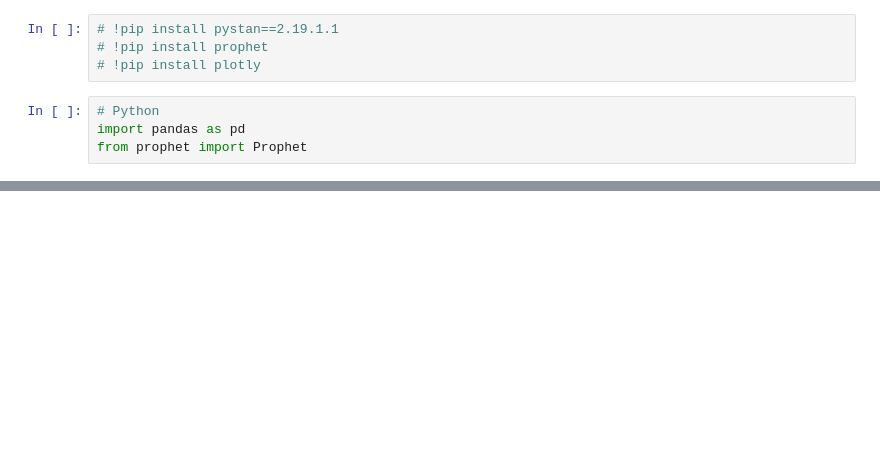
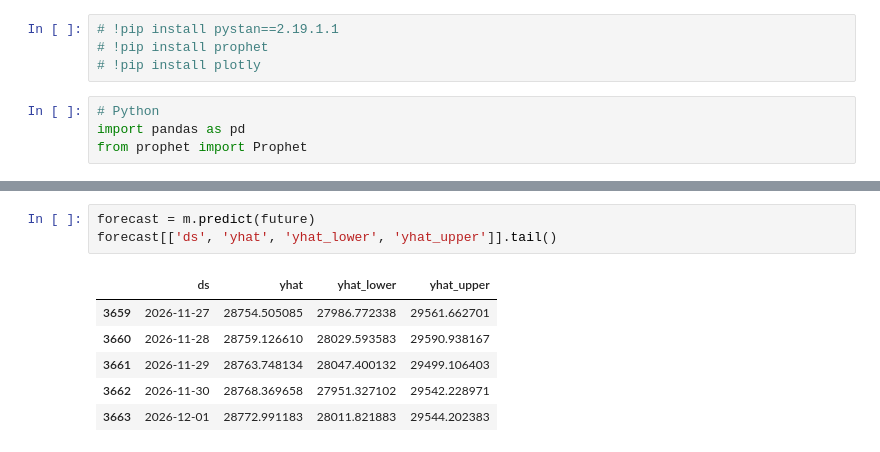
Before and after one commit to Dazai1623818/Datachallenge-2, a Jupyter notebook: Prophet.ipynb, the cells around one changed output, grey strips where cells are left out. Cells and saved outputs as stored; diff of their text form; blank space fills up the shorter version.

```diff
--- a/Prophet.ipynb
+++ b/Prophet.ipynb
@@ -30 +127,11 @@ df_data.groupby('Falls within').head(10)
+# %%
+forecast = m.predict(future)
+forecast[['ds', 'yhat', 'yhat_lower', 'yhat_upper']].tail()
+# %% [output]
+|  | ds | yhat | yhat_lower | yhat_upper |
+| 3659 | 2026-11-27 | 28754.505085 | 27986.772338 | 29561.662701 |
+| 3660 | 2026-11-28 | 28759.126610 | 28029.593583 | 29590.938167 |
+| 3661 | 2026-11-29 | 28763.748134 | 28047.400132 | 29499.106403 |
+| 3662 | 2026-11-30 | 28768.369658 | 27951.327102 | 29542.228971 |
+| 3663 | 2026-12-01 | 28772.991183 | 28011.821883 | 29544.202383 |
 # %%
```
Also changed, not shown: parts of 11 cells of this notebook.
